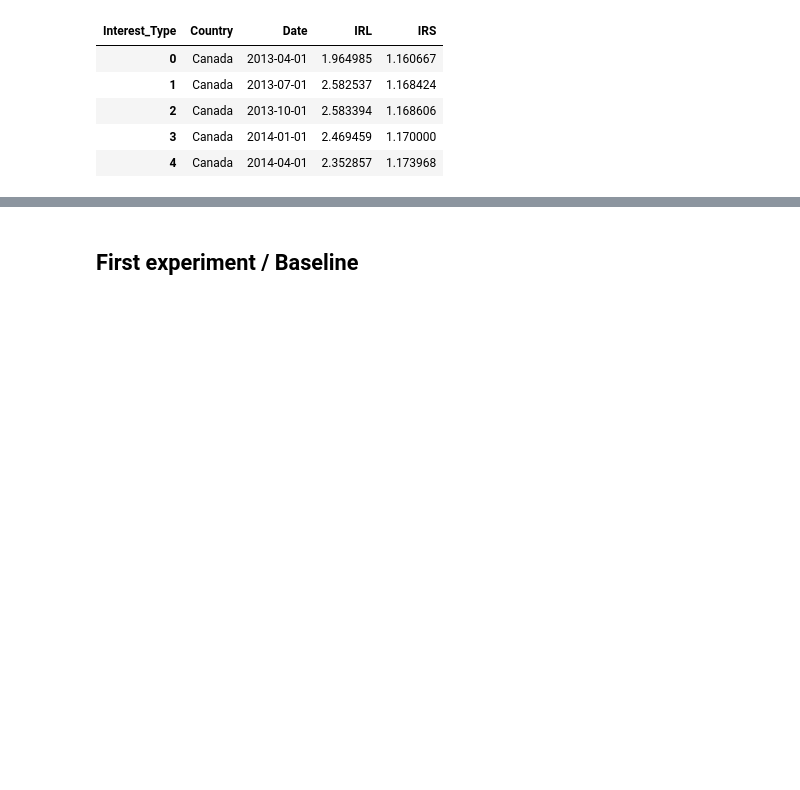
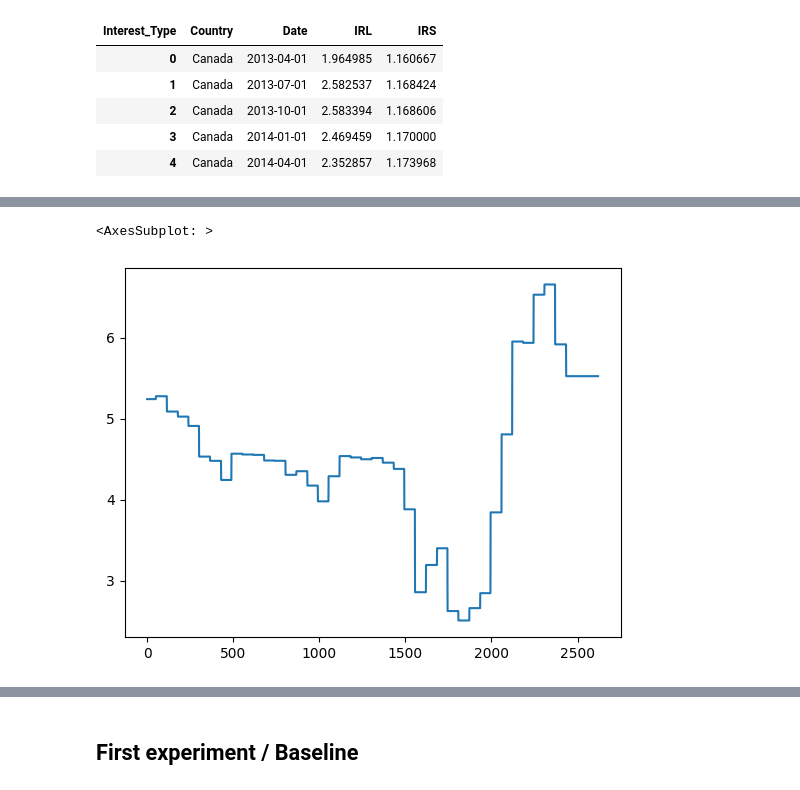
Before and after one commit to sebastiantare/silvergoldforecasting, a Jupyter notebook: Training.ipynb, the cells around one changed output, grey strips where cells are left out. Cells and saved outputs as stored; diff of their text form; code cells hidden in the pictures; blank space fills up the shorter version.

```diff
--- a/Training.ipynb
+++ b/Training.ipynb
@@ -425,0 +483,6 @@ plt.show();
+# %%
+filled_df = merged_df.fillna(method='bfill')
+filled_df['IRL_Chile'].plot()
+# %% [output]
+<AxesSubplot: >
+[figure, added]
```
Also changed, not shown: parts of 49 cells of this notebook, 18 other files.
